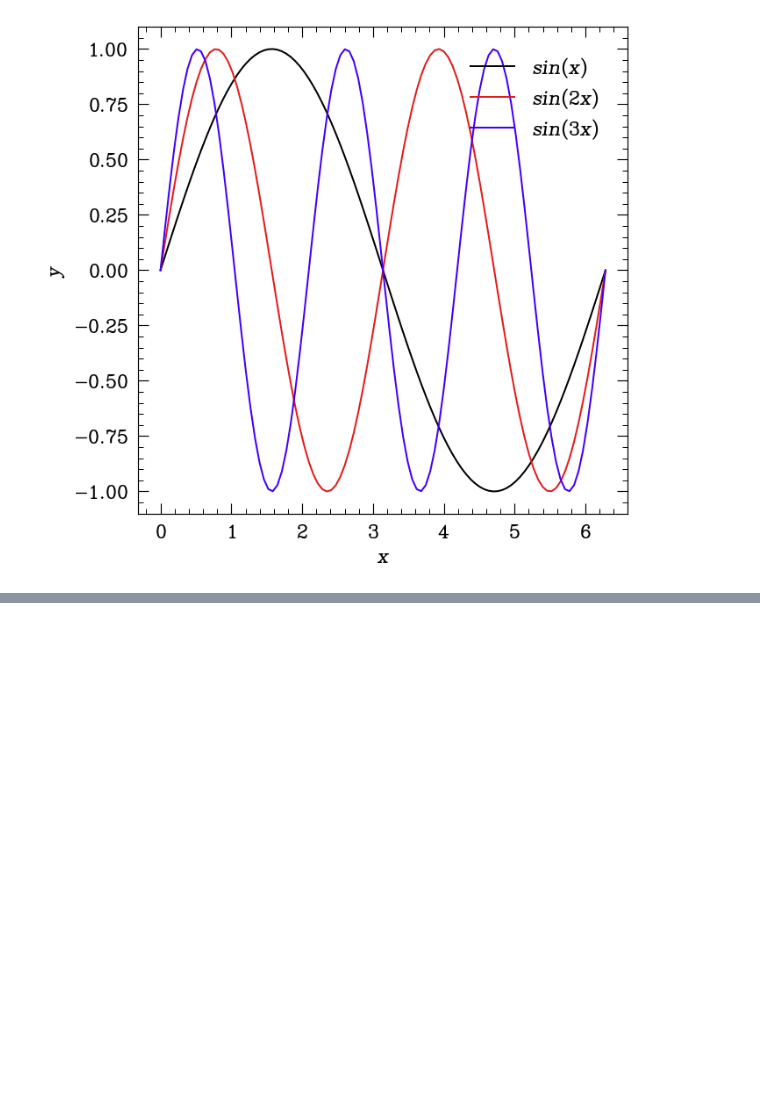
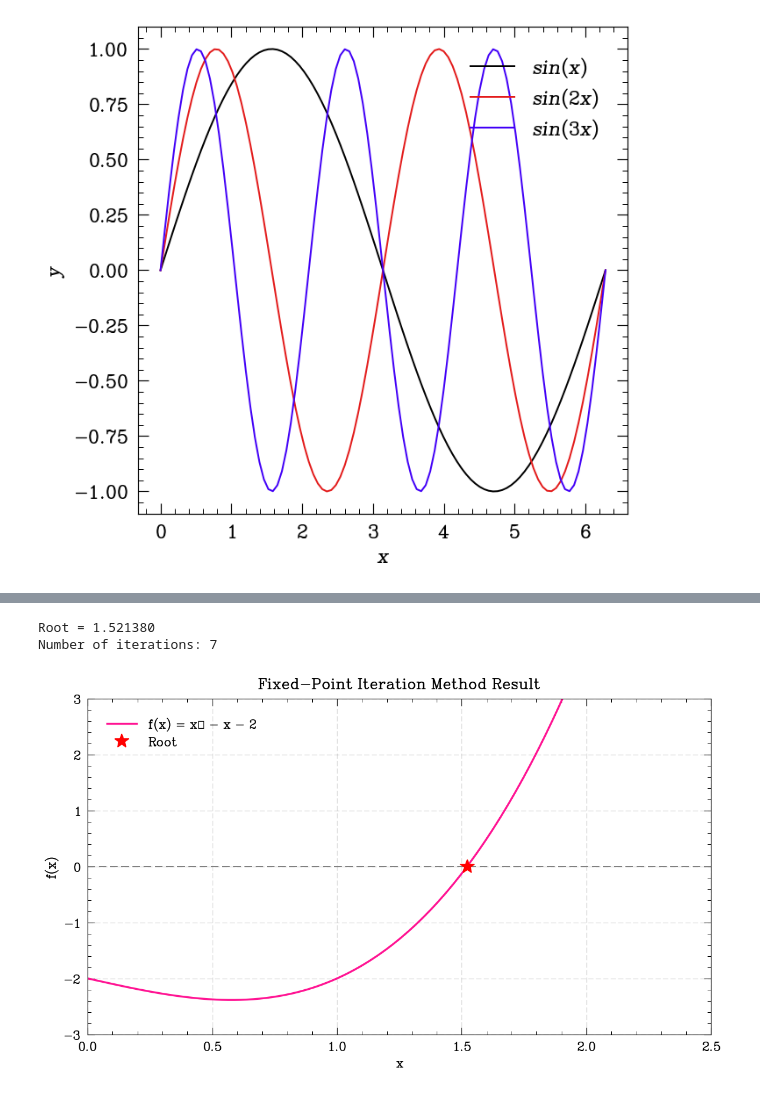
Before and after one commit to catastropiyush/coursework-notebooks, a Jupyter notebook: Untitled33.ipynb, the cells around one changed output, grey strips where cells are left out. Saved outputs shown, nothing was run; the diff lists cells and outputs as text; code cells hidden in the pictures; blank space fills up the shorter version.

Commit message:
added NR,Bisection,Fixed point and multivariable NR and complex NR

```diff
--- a/Untitled33.ipynb
+++ b/Untitled33.ipynb
@@ -192,0 +341,48 @@ plt.legend()
+# %%
+import numpy as np
+import matplotlib.pyplot as plt
+
+def f(x):
+    return x**3 - x - 2
+
+def g(x):
+    return (x + 2)**(1/3)
+
+def fixed_point_iteration(g, x0, tol=1e-6, max_iter=100):
+    for i in range(max_iter):
+        x1 = g(x0)
+        if abs(x1 - x0) < tol:
+            return x1, i + 1
+        x0 = x1
+    raise ValueError("Method did not converge")
+
+# Find the fixed point
+x0 = 1.5
+root, iterations = fixed_point_iteration(g, x0)
+
+print(f"Root = {root:.6f}")
+print(f"Number of iterations: {iterations}")
+
+# Plotting
+x = np.linspace(0, 2.5, 400)
+y_f = f(x)
+
+plt.figure(figsize=(10, 6))
+plt.plot(x, y_f, label='f(x) = x³ - x - 2', color='deeppink', linewidth=2)
+plt.axhline(y=0, color='grey', linestyle='--')
+plt.plot(root, f(root), 'r*', markersize=15, label='Root')
+
+plt.xlabel('x')
+plt.ylabel('f(x)')
+plt.title('Fixed-Point Iteration Method Result')
+plt.legend()
+plt.grid(True, alpha=0.3)
+plt.xlim(0, 2.5)
+plt.ylim(-3, 3)
+
+plt.tight_layout()
+plt.show()
+# %% [output]
+Root = 1.521380
+Number of iterations: 7
+[figure, added]
```
Also changed, not shown: parts of 17 cells of this notebook.
